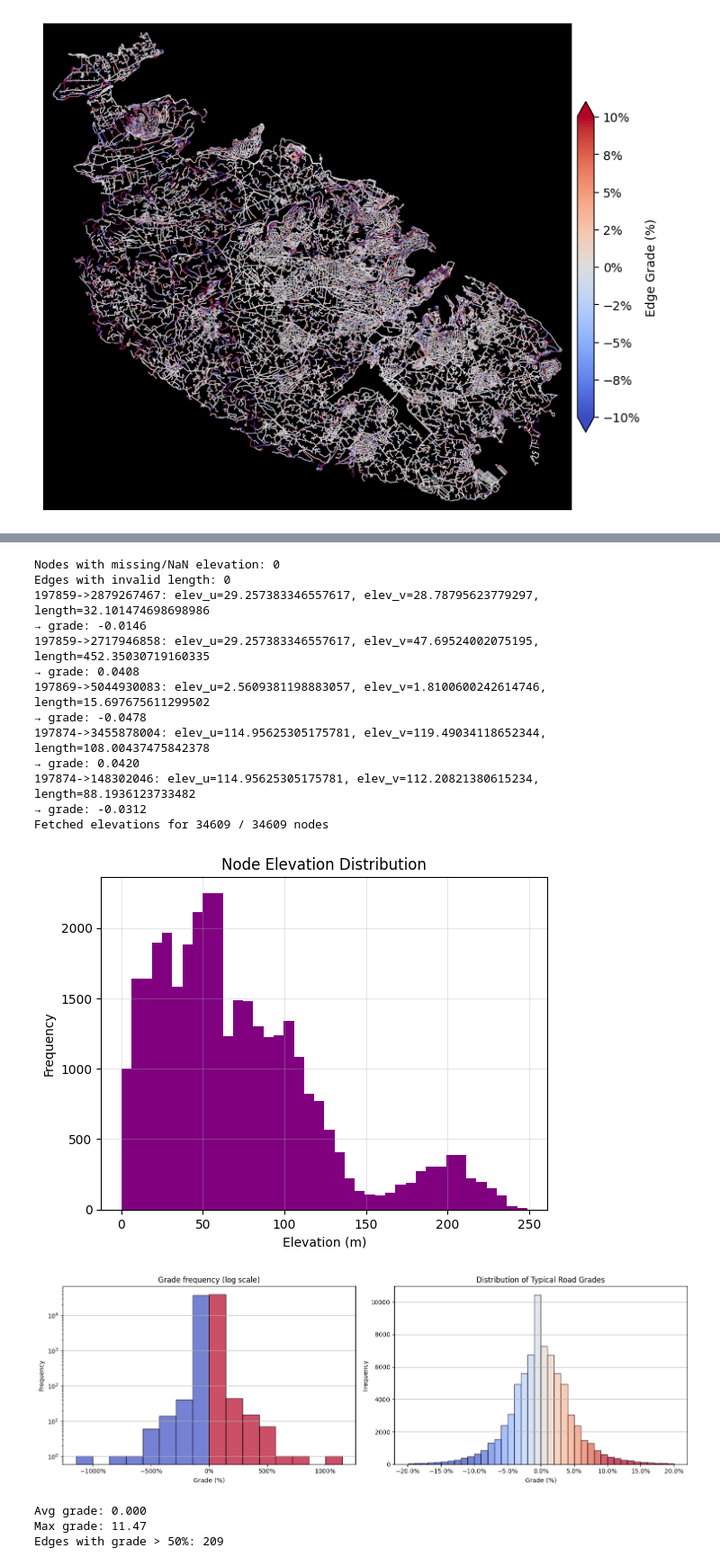
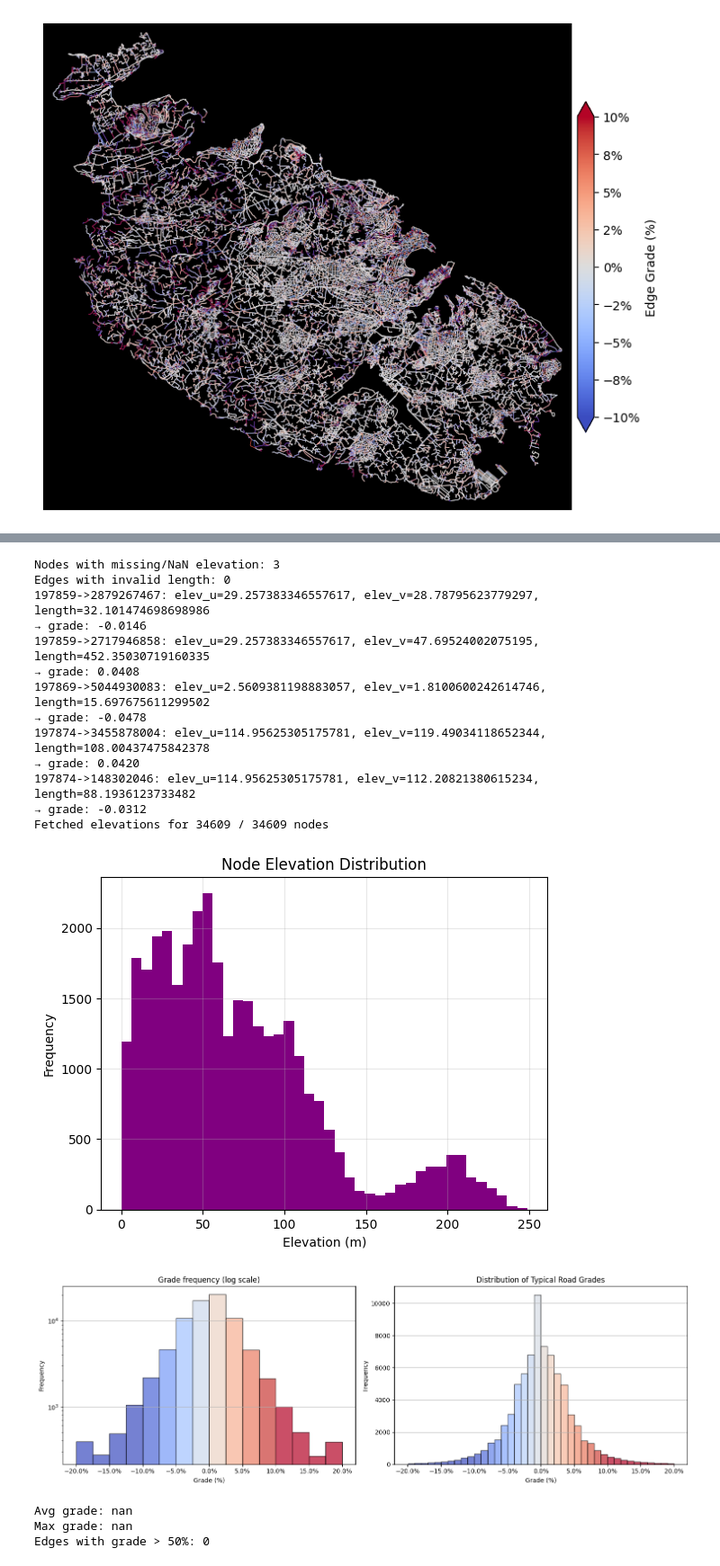
Before and after one commit to Matthew-Pirotta/FYP-OpenPaths, a Jupyter notebook: Code/elevation copy.ipynb, the cells around one changed output, grey strips where cells are left out. Shown at 90% size. Drawn from its saved outputs; the diff is of its cells as text; code cells hidden in the pictures.

Commit message:
data imputation

```diff
--- a/Code/elevation copy.ipynb
+++ b/Code/elevation copy.ipynb
@@ -214,9 +213,24 @@ median_elevation = np.median(valid_elevations)
 print(f"Using median elevation = {median_elevation:.2f} m")
 
 # Step 3: Replace NaN/missing elevations with the median
-for node, data in G_clean.nodes(data=True):
-    elev = data.get("elevation")
-    if elev is None or np.isnan(elev):
-        data["elevation"] = median_elevation
+max_iter = 10
+for it in range(max_iter):
+    changed = 0
+    for node, data in G_clean.nodes(data=True):
+        elev = data.get("elevation")
+        if elev is None or np.isnan(elev):
+            neigh_elevs = [
+                G_clean.nodes[n].get("elevation")
+                for n in G.neighbors(node)
+                if G_clean.nodes[n].get("elevation") is not None
+                and not np.isnan(G_clean.nodes[n]["elevation"])
+            ]
+            if neigh_elevs:
+                data["elevation"] = np.median(neigh_elevs)
+                changed += 1
+
+    print(f"Iteration {it+1}: imputed {changed} nodes")
+    if changed == 0:
+        break
 # %% [output]
 Using median elevation = 59.37 m
@@ -223,25 +242,32 @@ Using median elevation = 59.37 m
 # %%
+
+import math
+
 
 G_clean = ox.elevation.add_edge_grades(G_clean, add_absolute=True)
 
+for _,_, data in G_clean.edges(data=True):
+    data["grade"] = float(np.clip(data["grade"], -0.2, 0.2))
+    data["grade_abs"] = float(min(data["grade_abs"], 0.2))
+
 my_data(G_clean)
 my_plot(G_clean)
 # %% [output]
-Nodes with missing/NaN elevation: 0
+Nodes with missing/NaN elevation: 3
 Edges with invalid length: 0
 197859->2879267467: elev_u=29.257383346557617, elev_v=28.78795623779297, length=32.101474698698986
 → grade: -0.0146
 197859->2717946858: elev_u=29.257383346557617, elev_v=47.69524002075195, length=452.35030719160335
 → grade: 0.0408
 197869->5044930083: elev_u=2.5609381198883057, elev_v=1.8100600242614746, length=15.697675611299502
 → grade: -0.0478
 197874->3455878004: elev_u=114.95625305175781, elev_v=119.49034118652344, length=108.00437475842378
 → grade: 0.0420
 197874->148302046: elev_u=114.95625305175781, elev_v=112.20821380615234, length=88.1936123733482
 → grade: -0.0312
 Fetched elevations for 34609 / 34609 nodes
-[figure, old version]
+[figure, new version]
-[figure, old version]
+[figure, new version]
-Avg grade: 0.000
-Max grade: 11.47
-Edges with grade > 50%: 209
+Avg grade: nan
+Max grade: nan
+Edges with grade > 50%: 0
```
Also changed, not shown: parts of 4 cells of this notebook.
